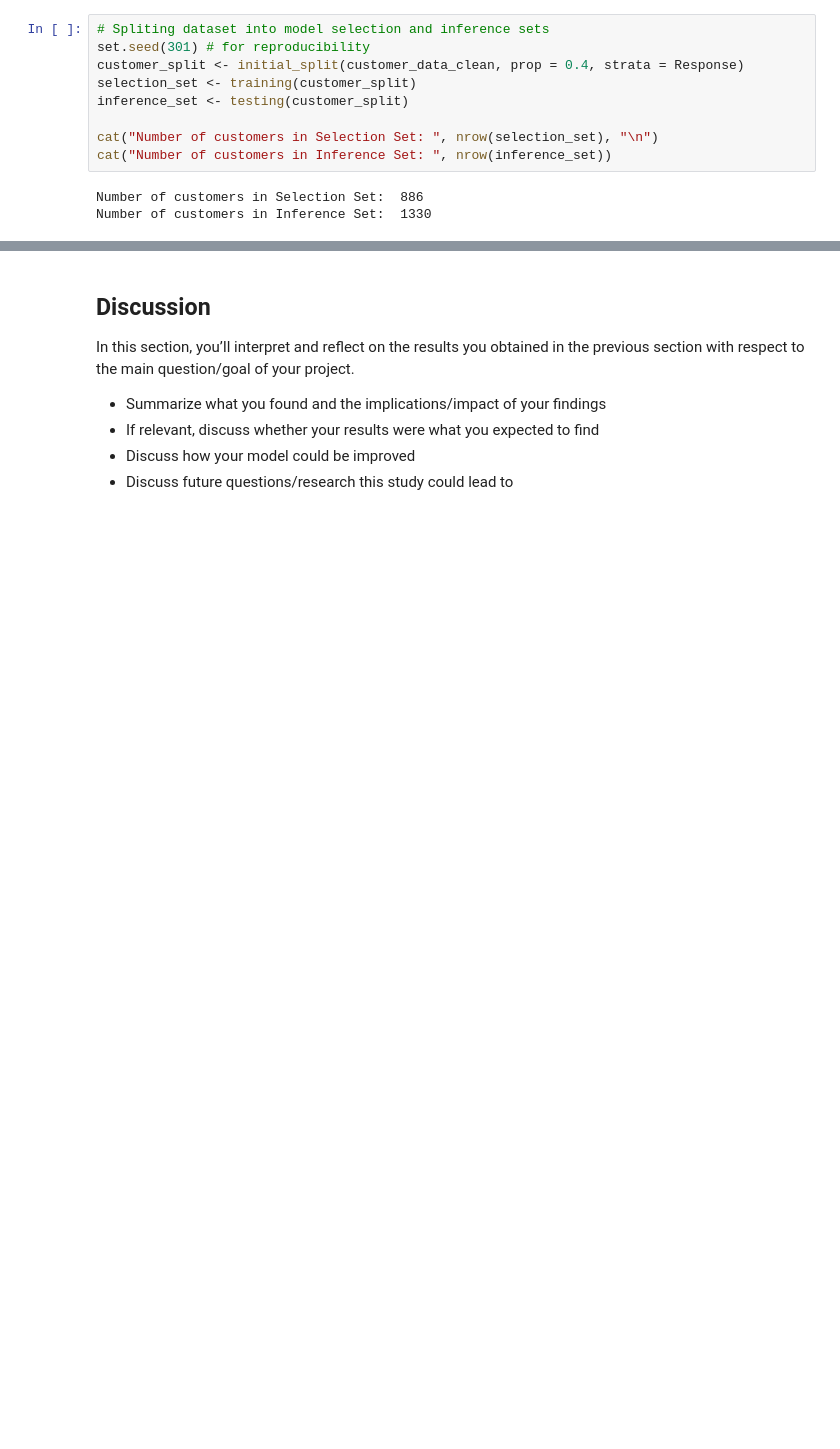
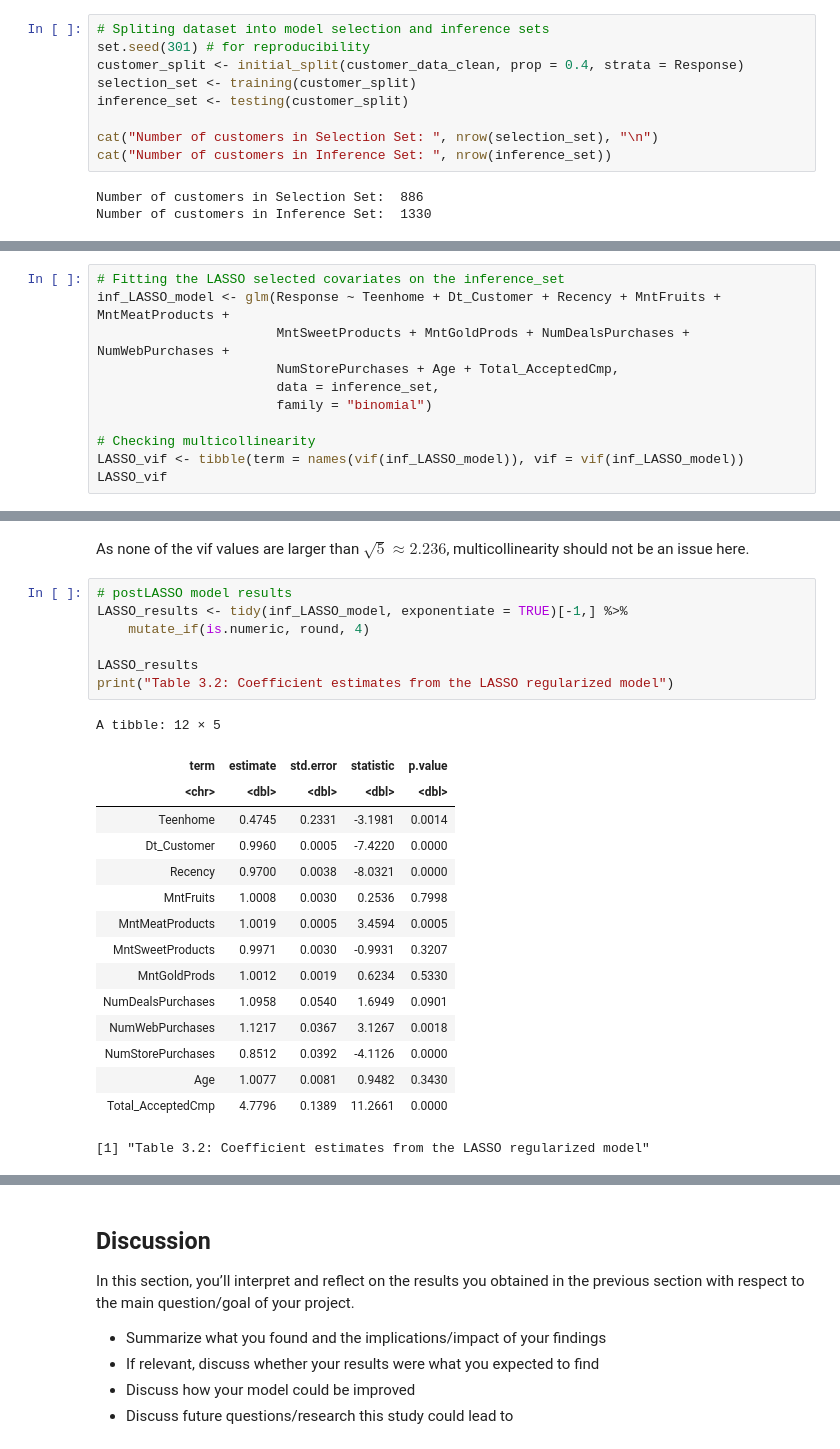
Before and after one commit to nelsonli2323/STAT-301-Project, a Jupyter notebook: Final_Report.ipynb, the cells around one changed output, grey strips where cells are left out. Drawn from its saved outputs; the diff is of its cells as text; blank space fills up the shorter version.

```diff
--- a/Final_Report.ipynb
+++ b/Final_Report.ipynb
@@ -404,0 +403,11 @@ Number of Fisher Scoring iterations: 6
+# %%
+# Fitting the LASSO selected covariates on the inference_set
+inf_LASSO_model <- glm(Response ~ Teenhome + Dt_Customer + Recency + MntFruits + MntMeatProducts +
+                       MntSweetProducts + MntGoldProds + NumDealsPurchases + NumWebPurchases +
+                       NumStorePurchases + Age + Total_AcceptedCmp,
+                       data = inference_set,
+                       family = "binomial")
+
+# Checking multicollinearity
+LASSO_vif <- tibble(term = names(vif(inf_LASSO_model)), vif = vif(inf_LASSO_model))
+LASSO_vif
@@ -404,0 +430,26 @@ Number of Fisher Scoring iterations: 6
+# %% [markdown]
+As none of the vif values are larger than $\sqrt{5} \approx 2.236$, multicollinearity should not be an issue here.
+# %%
+# postLASSO model results
+LASSO_results <- tidy(inf_LASSO_model, exponentiate = TRUE)[-1,] %>%
+    mutate_if(is.numeric, round, 4)
+
+LASSO_results
+print("Table 3.2: Coefficient estimates from the LASSO regularized model")
+# %% [output]
+A tibble: 12 × 5
+| term | estimate | std.error | statistic | p.value |
+| <chr> | <dbl> | <dbl> | <dbl> | <dbl> |
+| Teenhome | 0.4745 | 0.2331 | -3.1981 | 0.0014 |
+| Dt_Customer | 0.9960 | 0.0005 | -7.4220 | 0.0000 |
+| Recency | 0.9700 | 0.0038 | -8.0321 | 0.0000 |
+| MntFruits | 1.0008 | 0.0030 | 0.2536 | 0.7998 |
+| MntMeatProducts | 1.0019 | 0.0005 | 3.4594 | 0.0005 |
+| MntSweetProducts | 0.9971 | 0.0030 | -0.9931 | 0.3207 |
+| MntGoldProds | 1.0012 | 0.0019 | 0.6234 | 0.5330 |
+| NumDealsPurchases | 1.0958 | 0.0540 | 1.6949 | 0.0901 |
+| NumWebPurchases | 1.1217 | 0.0367 | 3.1267 | 0.0018 |
+| NumStorePurchases | 0.8512 | 0.0392 | -4.1126 | 0.0000 |
+| Age | 1.0077 | 0.0081 | 0.9482 | 0.3430 |
+| Total_AcceptedCmp | 4.7796 | 0.1389 | 11.2661 | 0.0000 |
+[1] "Table 3.2: Coefficient estimates from the LASSO regularized model"
```
Also changed, not shown: parts of 24 cells of this notebook.
